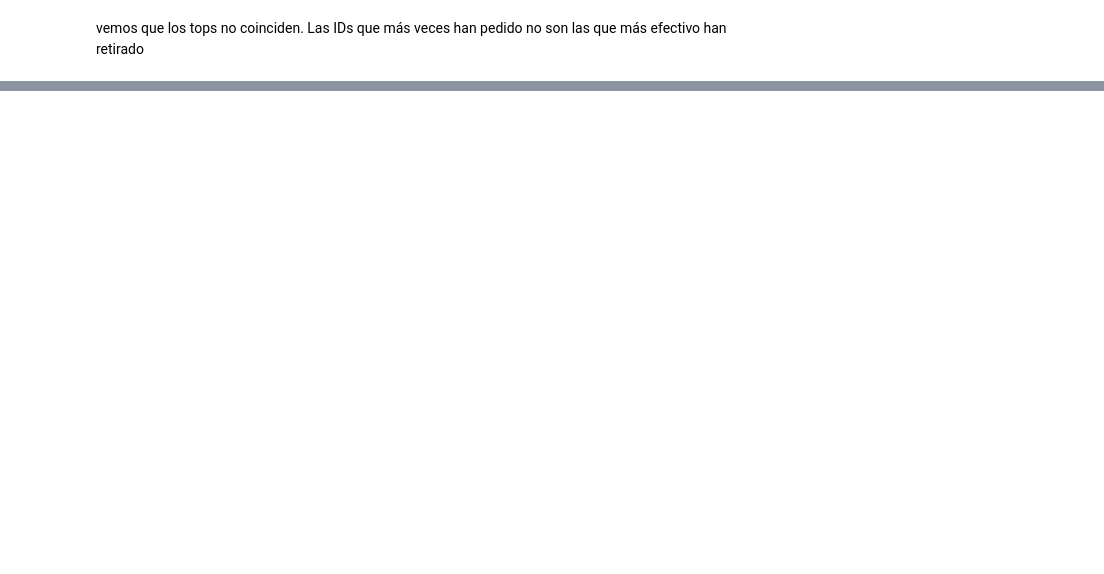
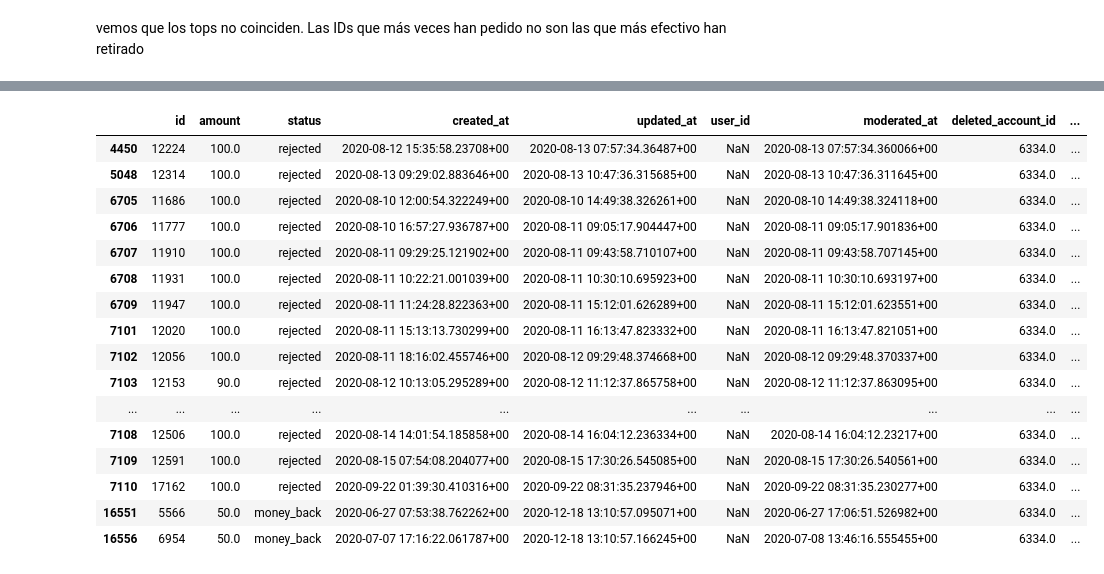
Before and after one commit to Chriester/Proyecto2, a Jupyter notebook: proyecto2_manu.ipynb, the cells around one changed output, grey strips where cells are left out. Cells and saved outputs as stored; diff of their text form; code cells hidden in the pictures; blank space fills up the shorter version.

```diff
--- a/proyecto2_manu.ipynb
+++ b/proyecto2_manu.ipynb
@@ -137,0 +154,20 @@ top_5_del_amount
+# %%
+CR[CR['deleted_account_id']==6334.0]
+# %% [output]
+|  | id | amount | status | created_at | updated_at | user_id | moderated_at | deleted_account_id | ... |
+| 4450 | 12224 | 100.0 | rejected | 2020-08-12 15:35:58.23708+00 | 2020-08-13 07:57:34.36487+00 | NaN | 2020-08-13 07:57:34.360066+00 | 6334.0 | ... |
+| 5048 | 12314 | 100.0 | rejected | 2020-08-13 09:29:02.883646+00 | 2020-08-13 10:47:36.315685+00 | NaN | 2020-08-13 10:47:36.311645+00 | 6334.0 | ... |
+| 6705 | 11686 | 100.0 | rejected | 2020-08-10 12:00:54.322249+00 | 2020-08-10 14:49:38.326261+00 | NaN | 2020-08-10 14:49:38.324118+00 | 6334.0 | ... |
+| 6706 | 11777 | 100.0 | rejected | 2020-08-10 16:57:27.936787+00 | 2020-08-11 09:05:17.904447+00 | NaN | 2020-08-11 09:05:17.901836+00 | 6334.0 | ... |
+| 6707 | 11910 | 100.0 | rejected | 2020-08-11 09:29:25.121902+00 | 2020-08-11 09:43:58.710107+00 | NaN | 2020-08-11 09:43:58.707145+00 | 6334.0 | ... |
+| 6708 | 11931 | 100.0 | rejected | 2020-08-11 10:22:21.001039+00 | 2020-08-11 10:30:10.695923+00 | NaN | 2020-08-11 10:30:10.693197+00 | 6334.0 | ... |
+| 6709 | 11947 | 100.0 | rejected | 2020-08-11 11:24:28.822363+00 | 2020-08-11 15:12:01.626289+00 | NaN | 2020-08-11 15:12:01.623551+00 | 6334.0 | ... |
+| 7101 | 12020 | 100.0 | rejected | 2020-08-11 15:13:13.730299+00 | 2020-08-11 16:13:47.823332+00 | NaN | 2020-08-11 16:13:47.821051+00 | 6334.0 | ... |
+| 7102 | 12056 | 100.0 | rejected | 2020-08-11 18:16:02.455746+00 | 2020-08-12 09:29:48.374668+00 | NaN | 2020-08-12 09:29:48.370337+00 | 6334.0 | ... |
+| 7103 | 12153 | 90.0 | rejected | 2020-08-12 10:13:05.295289+00 | 2020-08-12 11:12:37.865758+00 | NaN | 2020-08-12 11:12:37.863095+00 | 6334.0 | ... |
+| ... | ... | ... | ... | ... | ... | ... | ... | ... | ... |
+| 7108 | 12506 | 100.0 | rejected | 2020-08-14 14:01:54.185858+00 | 2020-08-14 16:04:12.236334+00 | NaN | 2020-08-14 16:04:12.23217+00 | 6334.0 | ... |
+| 7109 | 12591 | 100.0 | rejected | 2020-08-15 07:54:08.204077+00 | 2020-08-15 17:30:26.545085+00 | NaN | 2020-08-15 17:30:26.540561+00 | 6334.0 | ... |
+| 7110 | 17162 | 100.0 | rejected | 2020-09-22 01:39:30.410316+00 | 2020-09-22 08:31:35.237946+00 | NaN | 2020-09-22 08:31:35.230277+00 | 6334.0 | ... |
+| 16551 | 5566 | 50.0 | money_back | 2020-06-27 07:53:38.762262+00 | 2020-12-18 13:10:57.095071+00 | NaN | 2020-06-27 17:06:51.526982+00 | 6334.0 | ... |
+| 16556 | 6954 | 50.0 | money_back | 2020-07-07 17:16:22.061787+00 | 2020-12-18 13:10:57.166245+00 | NaN | 2020-07-08 13:46:16.555455+00 | 6334.0 | ... |
```
Also changed, not shown: parts of 10 cells of this notebook.
